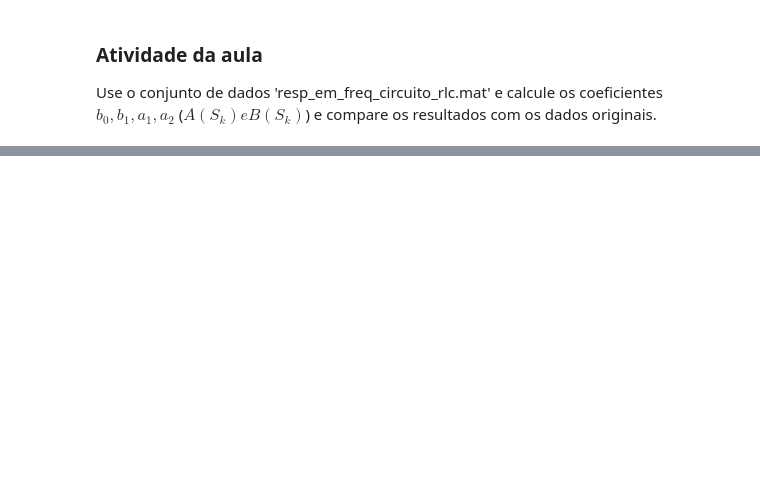
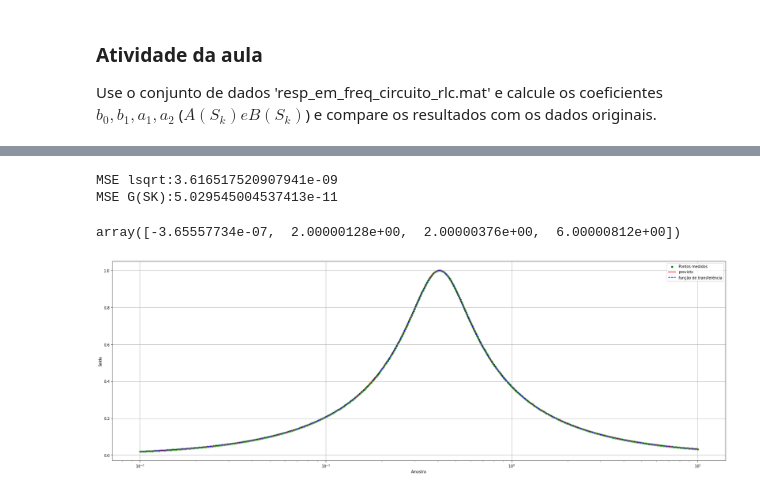
Before and after one commit to CaioMizerkowski/controle_avancado, a Jupyter notebook: TE980/aula_04.ipynb, the cells around one changed output, grey strips where cells are left out. Cells and saved outputs as stored; diff of their text form; code cells hidden in the pictures; blank space fills up the shorter version.

```diff
--- a/TE980/aula_04.ipynb
+++ b/TE980/aula_04.ipynb
@@ -105,0 +126,43 @@ Use o conjunto de dados 'resp_em_freq_circuito_rlc.mat' e calcule os coeficiente
+# %%
+def lsqrt_complex_freq(u, y):
+    amostras = u.size
+    M = np.array([np.ones(amostras), u, -u*y, -u**2*y]).T
+    M = np.concatenate([M.real, M.imag])
+    y_tilde = np.concatenate([y.real, y.imag])
+    theta = np.linalg.inv(M.T.dot(M)).dot(M.T).dot(y_tilde)
+    y_hat_tilde = np.sum(M*theta.T,axis=1)
+    y_hat = y_hat_tilde[:1000]+1j*y_hat_tilde[1000:]
+    return y_hat, theta
+
+def funcao_g_sk(u, theta):
+    gsk = (theta[0]+u*theta[1])/(1+theta[2]*u+theta[3]*u**2)
+    return gsk
+# %%
+y_hat,theta = lsqrt_complex_freq(1j*u, y)
+y_hat2 = funcao_g_sk(1j*u, theta)
+print(f'MSE lsqrt:{np.sum(np.abs(y-y_hat)**2)/y.size}')
+print(f'MSE G(SK):{np.sum(np.abs(y-y_hat2)**2)/y.size}')
+# %% [output]
+MSE lsqrt:3.616517520907941e-09
+MSE G(SK):5.029545004537413e-11
+# %%
+theta
+# %% [output]
+array([-3.65557734e-07,  2.00000128e+00,  2.00000376e+00,  6.00000812e+00])
+# %%
+# Plota a figura
+plt.figure(figsize = (30,10))
+# Plots
+sns.scatterplot(x=u,y=np.abs(y),color='green',markers='.',label='Pontos medidos')
+sns.lineplot(x=u,y=np.abs(y_hat),color='red',linestyle='-',label='previsto')
+p1 = sns.lineplot(x=u,y=np.abs(y_hat2).real,color='blue',linestyle='--',label='função de transferência')
+p1.set(xscale="log")
+# Titulo e informações
+plt.xlabel('Amostra')
+plt.ylabel('Saída')
+# Grid e show
+plt.grid()
+plt.show()
+plt.close()
+# %% [output]
+[figure, added]
```
Also changed, not shown: parts of 4 cells of this notebook, 2 other files.
